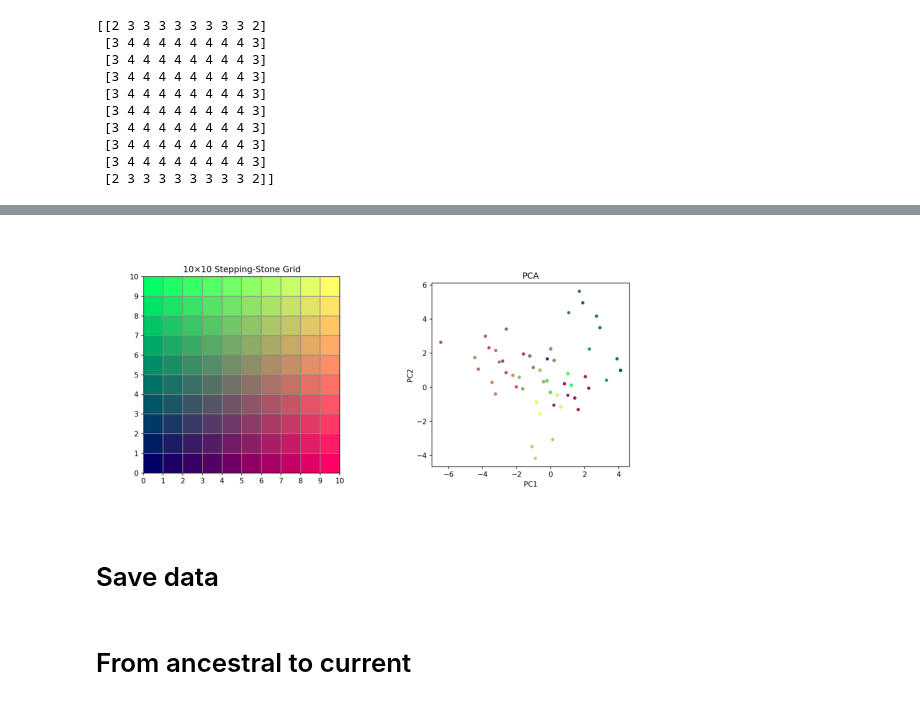
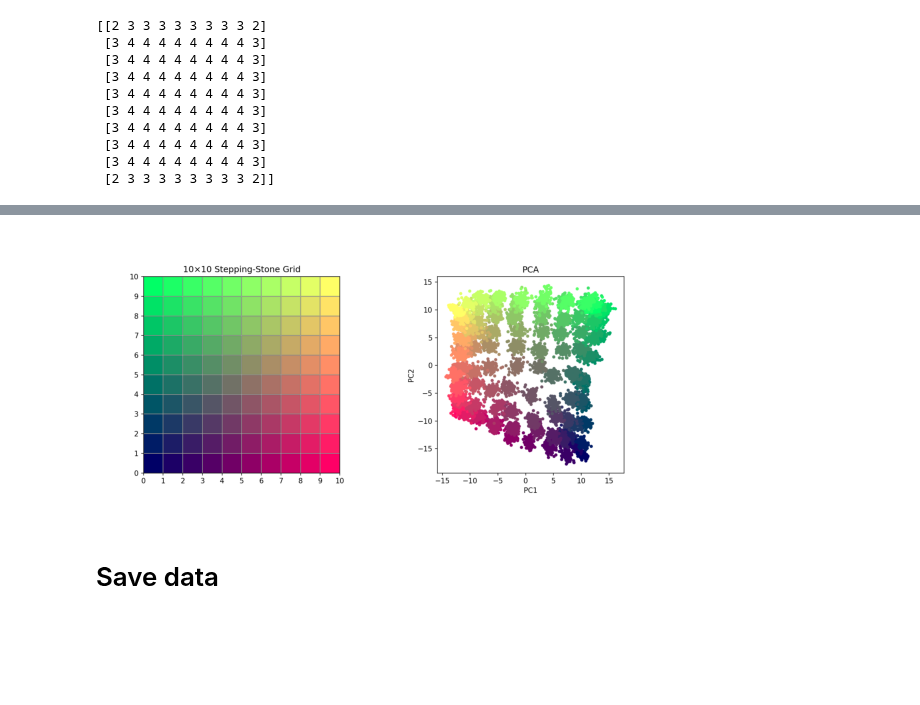
Before and after one commit to mat2m10/nexus, a Jupyter notebook: 01_coalescence.ipynb, the cells around one changed output, grey strips where cells are left out. Saved outputs shown, nothing was run; the diff lists cells and outputs as text; code cells hidden in the pictures; blank space fills up the shorter version.

```diff
--- a/01_coalescence.ipynb
+++ b/01_coalescence.ipynb
@@ -74,18 +90,16 @@ array([[0, 0, 0, ..., 0, 0, 0],
 # %%
-deme_colors = build_deme_colors(n_demes, k)
+deme_colors = build_deme_colors(k)
 sample_demes = np.repeat(np.arange(n_demes), n_per_deme)
 hap_colors   = [deme_colors[d] for d in sample_demes]
 
 fig_grid = visualize_grid(n_demes, k, deme_colors)
 fig_pca  = visualize_pca(hap_colors, coords)
 visualize_multiple_plots([fig_grid, fig_pca], figsize_each=(2, 2))
 # %% [output]
-[figure, old version]
+[figure, new version]
 # %% [markdown]
 # Save data
 # %%
 fname = f"data/G_k{k}_Ne{Ne}_M{M}_npd{n_per_deme}_nloc{n_loci}_seed{random_seed}.npz"
 
 np.savez_compressed(fname, G=G)
-# %% [markdown]
-# From ancestral to current
```
Also changed, not shown: parts of 15 cells of this notebook, 7 other files.
